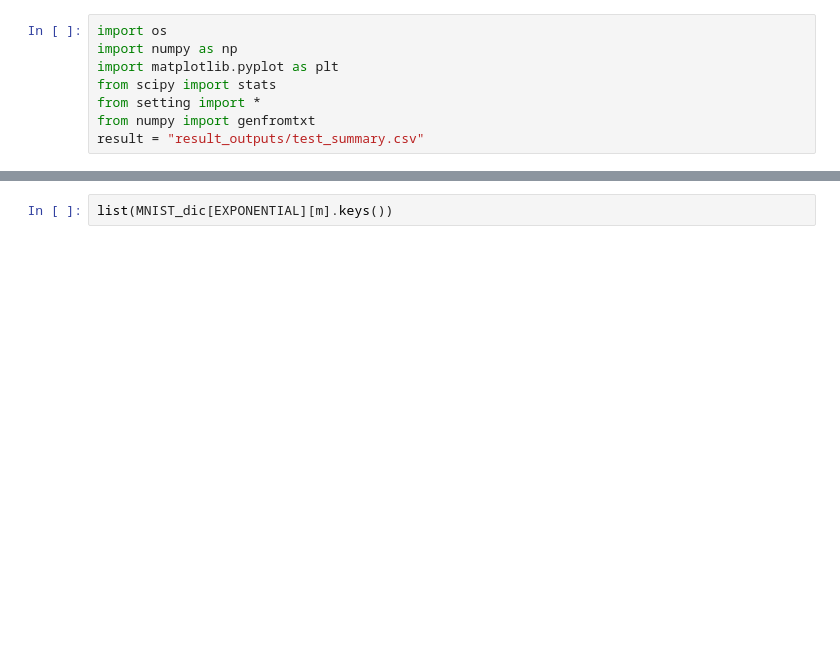
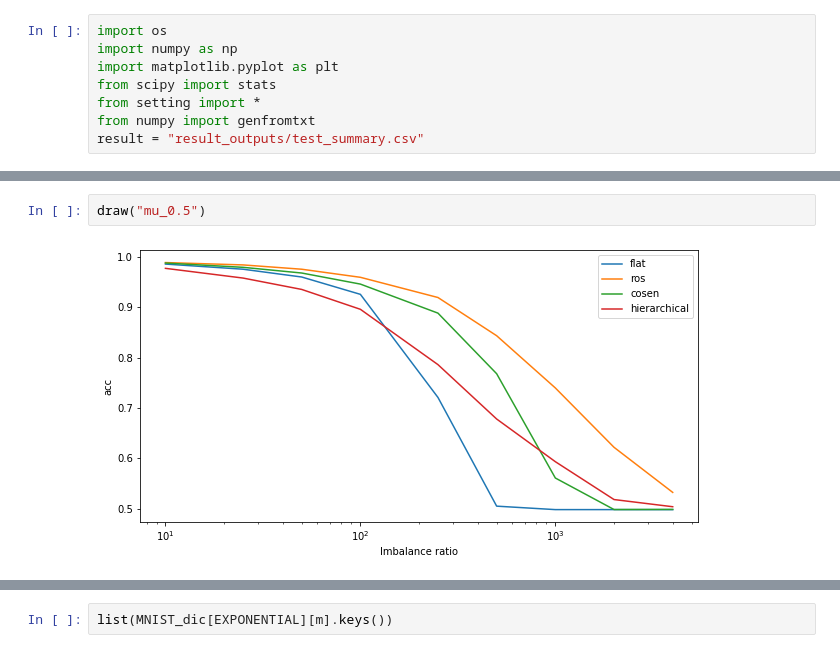
Before and after one commit to Tim-Tianyu/Project, a Jupyter notebook: table_and_plot.ipynb, the cells around one changed output, grey strips where cells are left out. Saved outputs shown, nothing was run; the diff lists cells and outputs as text; blank space fills up the shorter version.

```diff
--- a/table_and_plot.ipynb
+++ b/table_and_plot.ipynb
@@ -733,0 +439,4 @@ ax.legend()
+# %%
+draw("mu_0.5")
+# %% [output]
+[figure, added]
```
Also changed, not shown: parts of 24 cells of this notebook, 3 other files.
